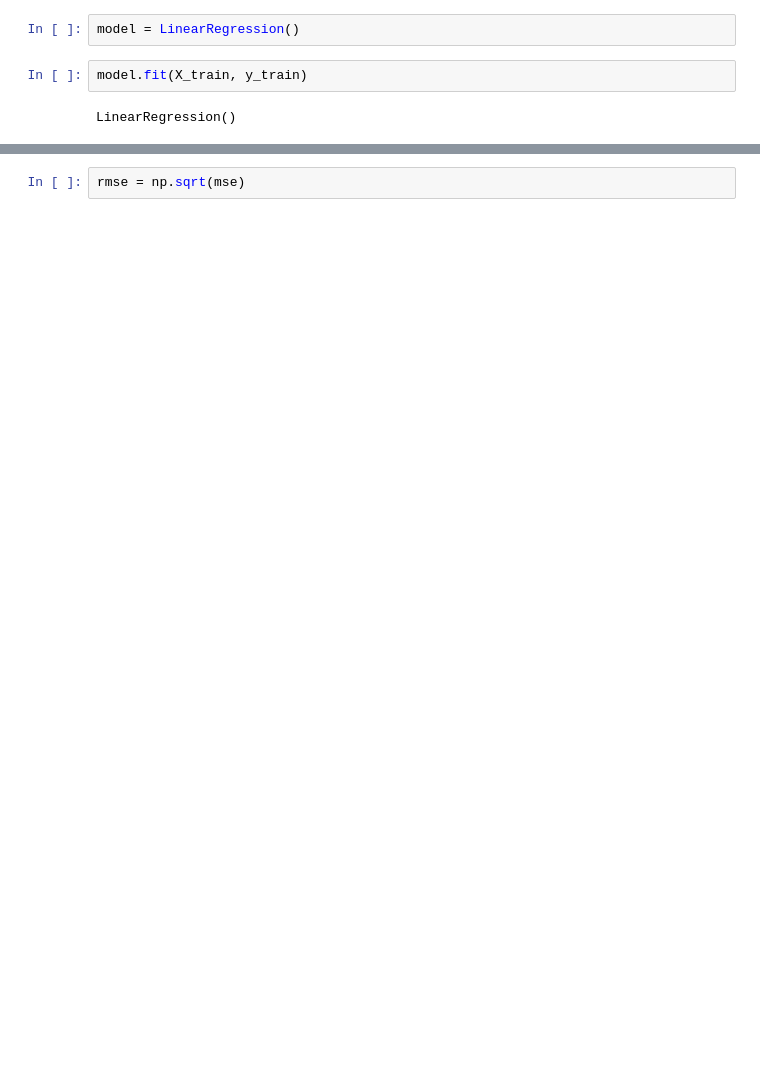
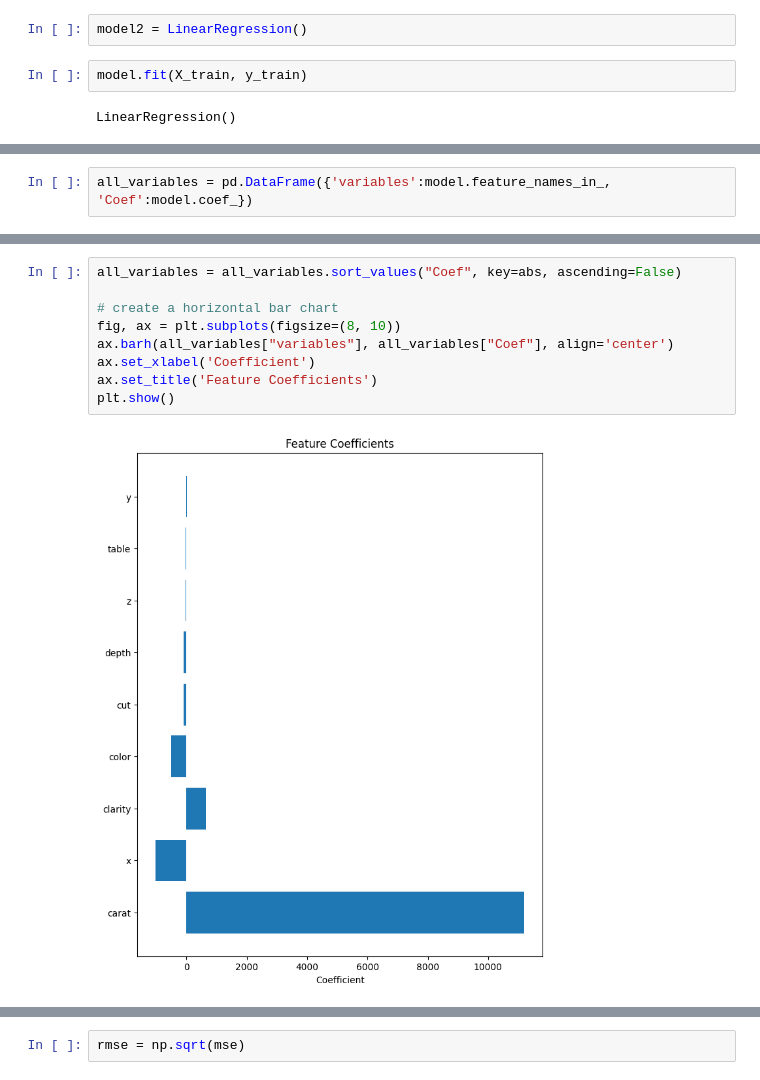
Before and after one commit to nikhil4859/Machine-learning, a Jupyter notebook: Diamond_Price_Prediction.ipynb, the cells around one changed output, grey strips where cells are left out. Saved outputs shown, nothing was run; the diff lists cells and outputs as text; blank space fills up the shorter version.

```diff
--- a/Diamond_Price_Prediction.ipynb
+++ b/Diamond_Price_Prediction.ipynb
@@ -370,7 +372,7 @@ X_train, X_test, y_train, y_test = train_test_split(X,y, test_size = 0.2, random
 # %%
 from sklearn.linear_model import LinearRegression
 # %%
-model = LinearRegression()
+model2 = LinearRegression()
 # %%
 model.fit(X_train, y_train)
 # %% [output]
@@ -377,0 +391,2 @@ LinearRegression()
+# %%
+all_variables = pd.DataFrame({'variables':model.feature_names_in_, 'Coef':model.coef_})
@@ -377,0 +406,11 @@ LinearRegression()
+# %%
+all_variables = all_variables.sort_values("Coef", key=abs, ascending=False)
+
+# create a horizontal bar chart
+fig, ax = plt.subplots(figsize=(8, 10))
+ax.barh(all_variables["variables"], all_variables["Coef"], align='center')
+ax.set_xlabel('Coefficient')
+ax.set_title('Feature Coefficients')
+plt.show()
+# %% [output]
+[figure, added]
```
Also changed, not shown: parts of 57 cells of this notebook.
